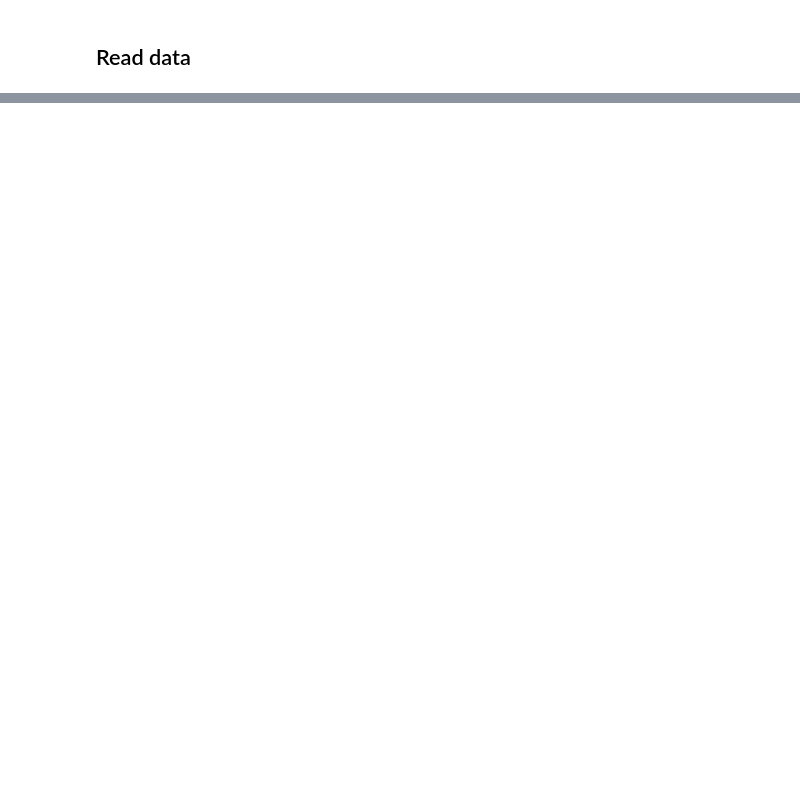
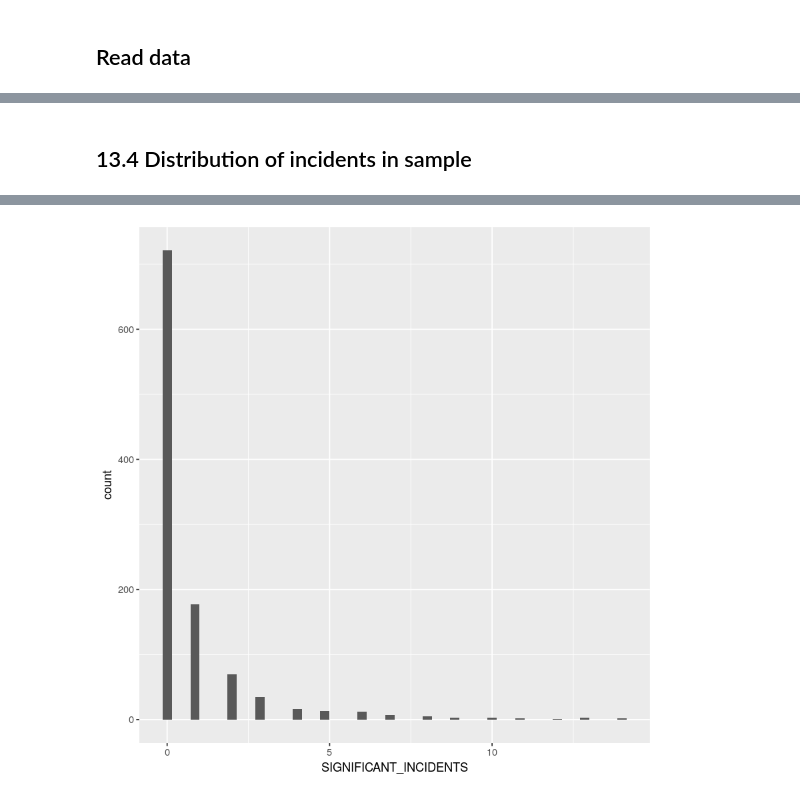
Before and after one commit to julianbarg/oil_industry, a Jupyter notebook: workbooks/12r_data_exploratino_graphs.ipynb, the cells around one changed output, grey strips where cells are left out. Saved outputs shown, nothing was run; the diff lists cells and outputs as text; code cells hidden in the pictures; blank space fills up the shorter version.

```diff
--- a/workbooks/12r_data_exploratino_graphs.ipynb
+++ b/workbooks/12r_data_exploratino_graphs.ipynb
@@ -93,0 +134,7 @@ Warning message:
+# %% [markdown]
+## 13.4 Distribution of incidents in sample
+# %%
+sample %>%
+    ggplot(aes(x=SIGNIFICANT_INCIDENTS)) +
+        geom_histogram(bins=50)
+# %% [output]
@@ -93,0 +143 @@ Warning message:
+[figure, added]
```
Also changed, not shown: parts of 19 cells of this notebook, 1 other file.
